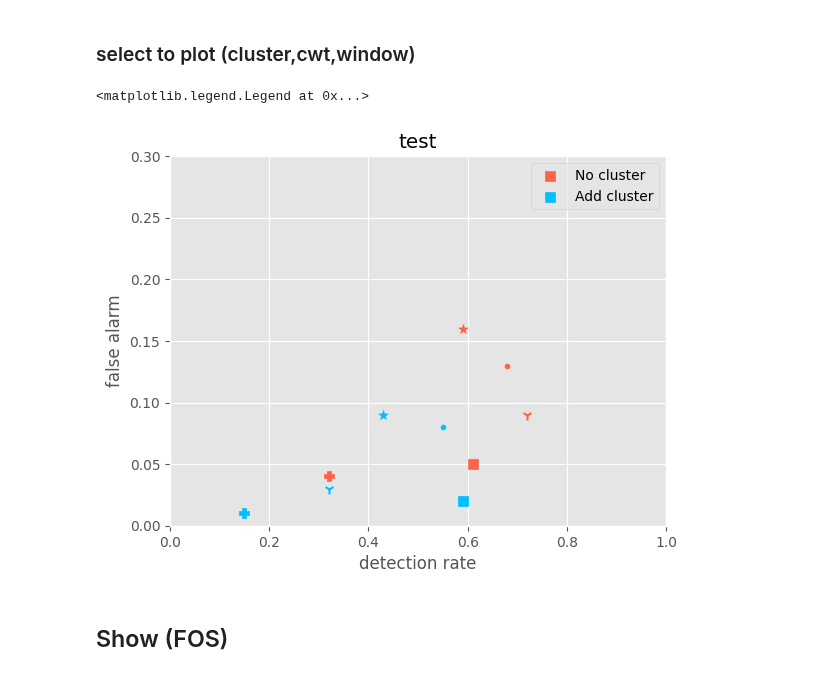
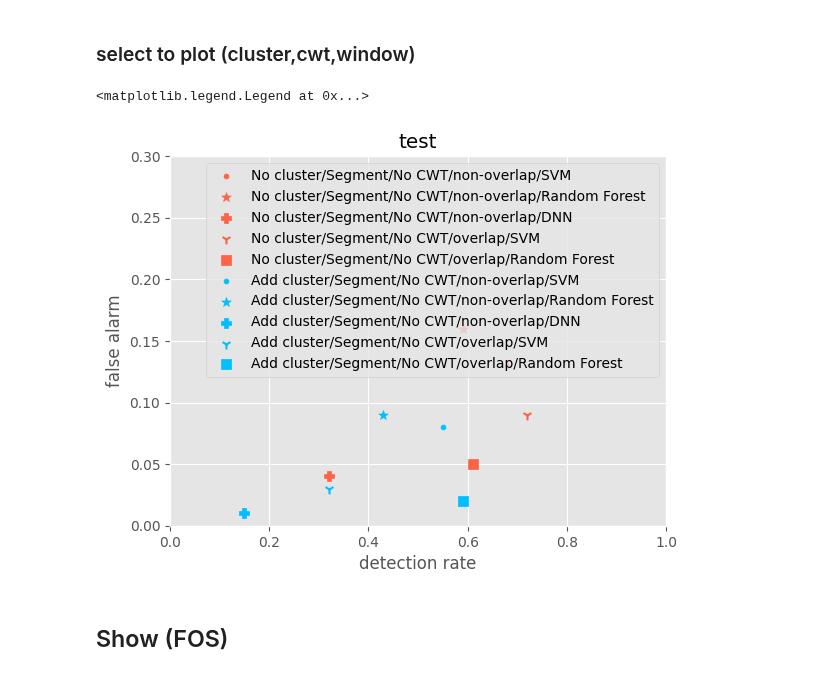
Before and after one commit to IS-Howard/final, a Jupyter notebook: result_ananlysis2.ipynb, the cells around one changed output. Cells and saved outputs as stored; diff of their text form; code cells hidden in the pictures.

```diff
--- a/result_ananlysis2.ipynb
+++ b/result_ananlysis2.ipynb
@@ -215,38 +261,38 @@ for j, cmp in enumerate(compares[compare]):
         if df3.iloc[k]['model'].find(cmp)!=-1:
             tmp0.append(df3.iloc[k][dt[1]])
             tmp1.append(df3.iloc[k][dt[2]])
             tmp2.append(df3.iloc[k]['model'])#
     y.append(tmp0)
     x.append(tmp1)
     names.append(tmp2)#
     #print(tmp2)
 cl = len(y)
 fig = plt.figure()
 ax = fig.add_subplot(111)
 
 y = np.array(y)
 x = np.array(x)
 if sel:
     y = y[:,sel]
     x = x[:,sel]
 
 colors = ['tomato','deepskyblue']
 markers = ['.','*','P','1','s']
 for cc in range(2):
     for ss in range(5):
-        if ss==4:
-            plt.scatter(x[cc][ss],y[cc][ss], color=colors[cc], marker=markers[ss], s=50, label=legends[compare][cc])
-        else:
-            plt.scatter(x[cc][ss],y[cc][ss], color=colors[cc], marker=markers[ss], s=50)
+        c=ntocls(names[cc][ss])
+        leg = clstolegend(c)
+        plt.scatter(x[cc][ss],y[cc][ss], color=colors[cc], marker=markers[ss], s=50, label=leg)
+
 plt.title(subtitles[i])
 plt.xlim(0,1)
 plt.xlabel('detection rate')
 plt.ylim(0,0.3)
 plt.ylabel('false alarm')
 plt.legend()
 # %% [output]
 <matplotlib.legend.Legend at 0x...>
-[figure, old version]
+[figure, new version]
 # %% [markdown]
 ## Show (FOS)
 # %%
```
Also changed, not shown: parts of 1 cell of this notebook.
